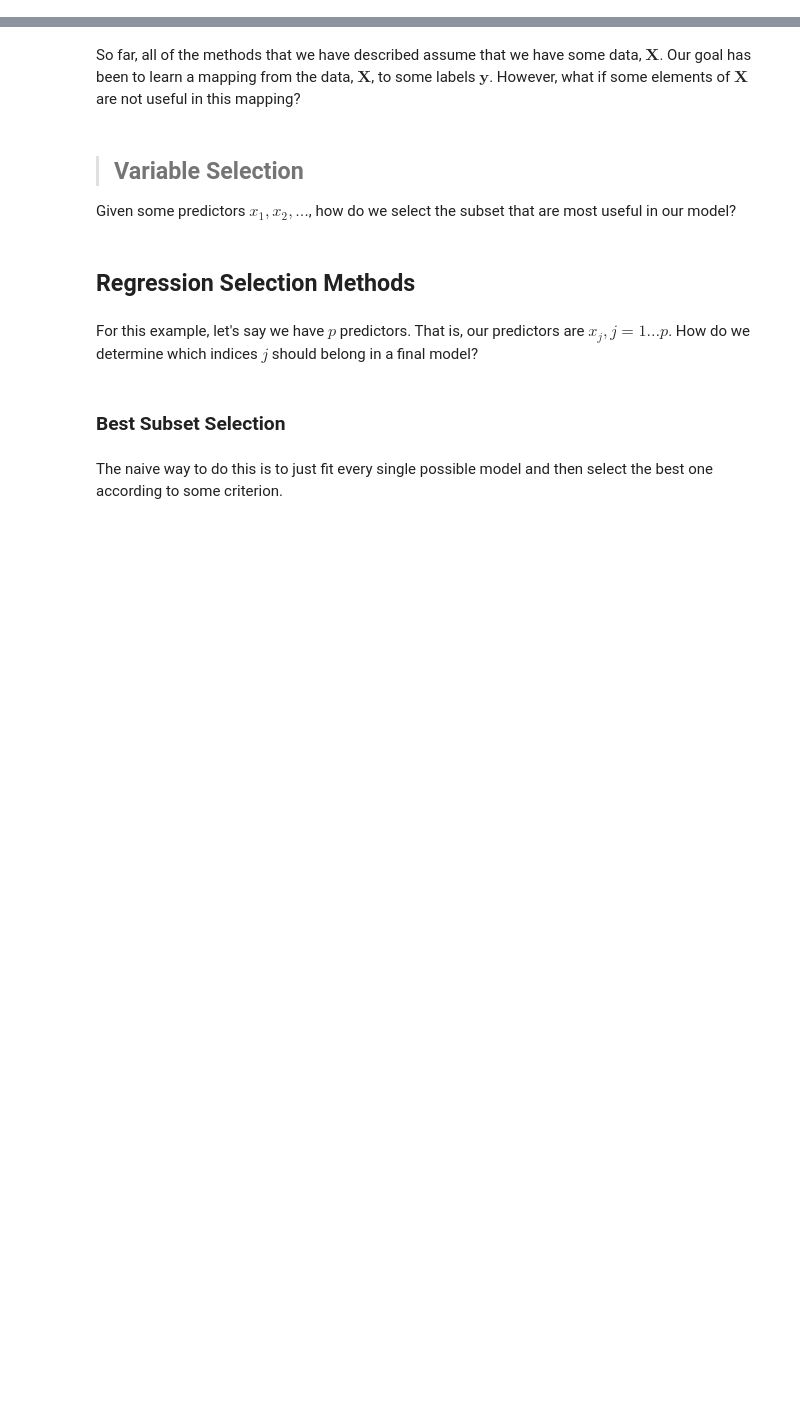
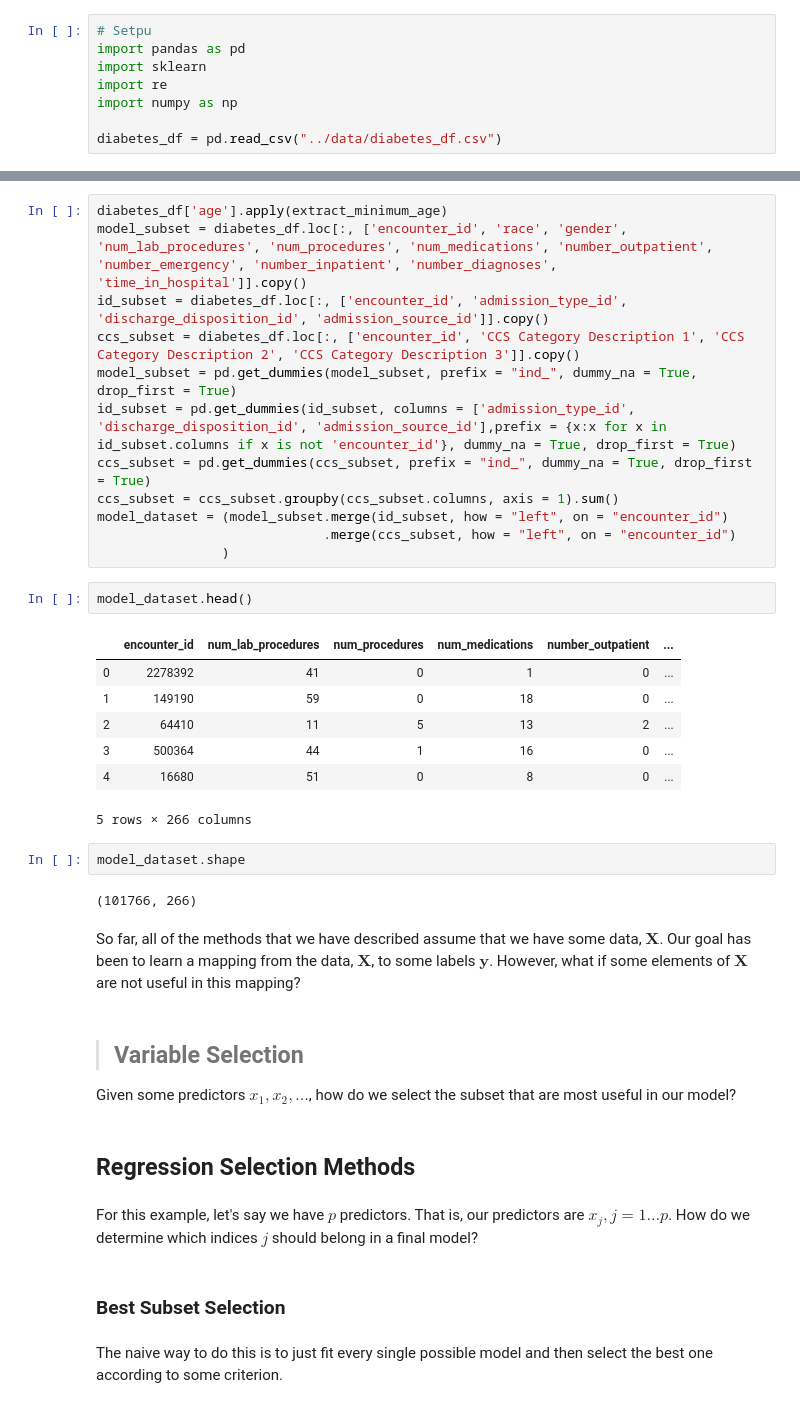
Before and after one commit to dsahduke/variable_selection_regularization, a Jupyter notebook: Variable Selection and Regularization.ipynb, the cells around one changed output, grey strips where cells are left out. Drawn from its saved outputs; the diff is of its cells as text; blank space fills up the shorter version.

```diff
--- a/Variable Selection and Regularization.ipynb
+++ b/Variable Selection and Regularization.ipynb
@@ -0,0 +1,8 @@
+# %%
+# Setpu
+import pandas as pd
+import sklearn
+import re
+import numpy as np
+
+diabetes_df = pd.read_csv("../data/diabetes_df.csv")
@@ -1,3 +16,29 @@
+# %%
+diabetes_df['age'].apply(extract_minimum_age)
+model_subset = diabetes_df.loc[:, ['encounter_id', 'race', 'gender', 'num_lab_procedures', 'num_procedures', 'num_medications', 'number_outpatient', 'number_emergency', 'number_inpatient', 'number_diagnoses', 'time_in_hospital']].copy()
+id_subset = diabetes_df.loc[:, ['encounter_id', 'admission_type_id', 'discharge_disposition_id', 'admission_source_id']].copy()
+ccs_subset = diabetes_df.loc[:, ['encounter_id', 'CCS Category Description 1', 'CCS Category Description 2', 'CCS Category Description 3']].copy()
+model_subset = pd.get_dummies(model_subset, prefix = "ind_", dummy_na = True, drop_first = True)
+id_subset = pd.get_dummies(id_subset, columns = ['admission_type_id', 'discharge_disposition_id', 'admission_source_id'],prefix = {x:x for x in id_subset.columns if x is not 'encounter_id'}, dummy_na = True, drop_first = True)
+ccs_subset = pd.get_dummies(ccs_subset, prefix = "ind_", dummy_na = True, drop_first = True)
+ccs_subset = ccs_subset.groupby(ccs_subset.columns, axis = 1).sum()
+model_dataset = (model_subset.merge(id_subset, how = "left", on = "encounter_id")
+                             .merge(ccs_subset, how = "left", on = "encounter_id")
+                )
+# %%
+model_dataset.head()
+# %% [output]
+|  | encounter_id | num_lab_procedures | num_procedures | num_medications | number_outpatient | ... |
+| 0 | 2278392 | 41 | 0 | 1 | 0 | ... |
+| 1 | 149190 | 59 | 0 | 18 | 0 | ... |
+| 2 | 64410 | 11 | 5 | 13 | 2 | ... |
+| 3 | 500364 | 44 | 1 | 16 | 0 | ... |
+| 4 | 16680 | 51 | 0 | 8 | 0 | ... |
+5 rows × 266 columns
+# %%
+model_dataset.shape
+# %% [output]
+(101766, 266)
 # %% [markdown]
 So far, all of the methods that we have described assume that we have some data, $\textbf{X}$. Our goal has been to learn a mapping from the data, $\textbf{X}$, to some labels $\textbf{y}$. However, what if some elements of $\textbf{X}$ are not useful in this mapping?
 # %% [markdown]
```
Also changed, not shown: parts of 40 cells of this notebook, 2 other files.
